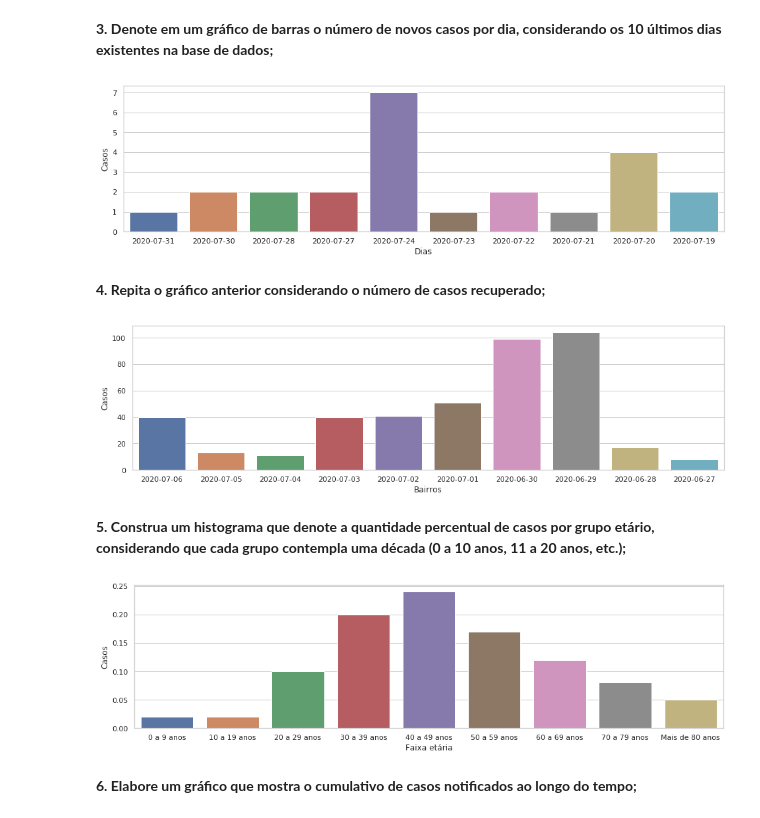
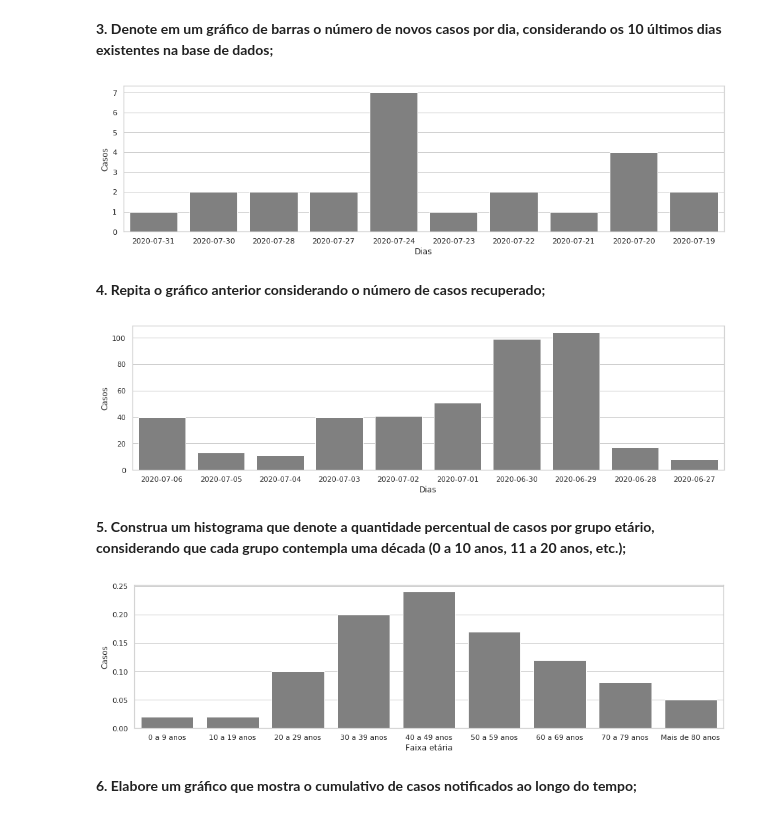
Before and after one commit to EnriqueIzel2/top-analise-redes-neurais, a Jupyter notebook: manaus_covid_graphics.ipynb, the cells around one changed output. Drawn from its saved outputs; the diff is of its cells as text; code cells hidden in the pictures.

```diff
--- a/manaus_covid_graphics.ipynb
+++ b/manaus_covid_graphics.ipynb
@@ -74,13 +74,13 @@ c = df["Novos casos"][0:10]
 
 sns.set(style="whitegrid")
 
-ax = sns.barplot(x=b, y=c)
+ax = sns.barplot(x=b, y=c, color='grey')
 fig = plt.gcf()
 fig.set_size_inches(16, 4)
 ax.set(xlabel='Dias', ylabel='Casos')
 plt.show()
 # %% [output]
-[figure, old version]
+[figure, new version]
 # %% [markdown]
 **4. Repita o gráfico anterior considerando o número de casos recuperado;**
 # %%
@@ -95,41 +95,41 @@ sns.set(style="whitegrid")
 
 b = df["Data"][0:10]
 c = df["Novos casos"][0:10]
-ax = sns.barplot(x=b, y=c)
+ax = sns.barplot(x=b, y=c, color='grey')
 fig = plt.gcf()
 fig.set_size_inches(16, 4)
-ax.set(xlabel='Bairros', ylabel='Casos')
+ax.set(xlabel='Dias', ylabel='Casos')
 plt.show()
 # %% [output]
-[figure, old version]
+[figure, new version]
 # %% [markdown]
 **5. Construa um histograma que denote a quantidade percentual de casos por grupo etário, considerando que cada grupo contempla uma década (0 a 10 anos, 11 a 20 anos, etc.);**
 # %%
 z = dados['_faixa etária'].value_counts()
 t = np.array(['0 a 9 anos', '10 a 19 anos', '20 a 29 anos', '30 a 39 anos',
               '40 a 49 anos', '50 a 59 anos', '60 a 69 anos', '70 a 79 anos', 'Mais de 80 anos'])
 
 # Troca de ordem pra visualizar melhor os dados
 z = np.array([z[' < 1a']+z[' 1a - 4a']+z[' 5a - 9a'],z['10a - 14a']+z['15a - 19a'],z['20a - 29a'],
              z['30a - 39a'], z['40a - 49a'], z['50a - 59a'], z['60a - 69a'], z['70a - 79a'], z['80a ou +']])
 
 allcases = sum(dados['_faixa etária'].value_counts())
 prct = []
 ot = 100
 for i in range(len(z)):
     res = round(z[i]/allcases,2)
     prct.append(res)
     ot= ot - res
 #prct.append(round(ot,2))
 z = np.asarray(prct)
 
-ax = sns.barplot(x=t, y=z)
+ax = sns.barplot(x=t, y=z, color='grey')
 fig = plt.gcf()
 fig.set_size_inches(16, 4)
 ax.set(xlabel='Faixa etária', ylabel='Casos')
 plt.show()
 # %% [output]
-[figure, old version]
+[figure, new version]
 # %% [markdown]
 **6. Elabore um gráfico que mostra o cumulativo de casos notificados ao longo do tempo;**
 # %%
```
Also changed, not shown: parts of 3 cells of this notebook.
